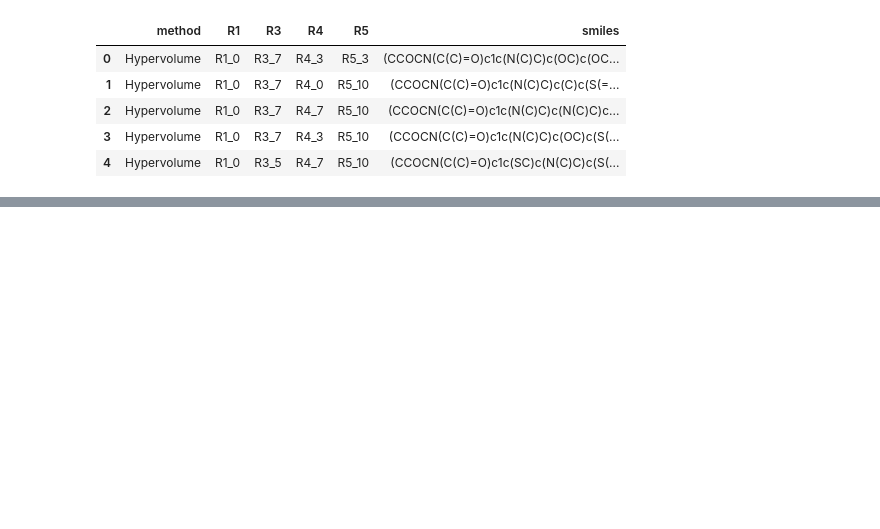
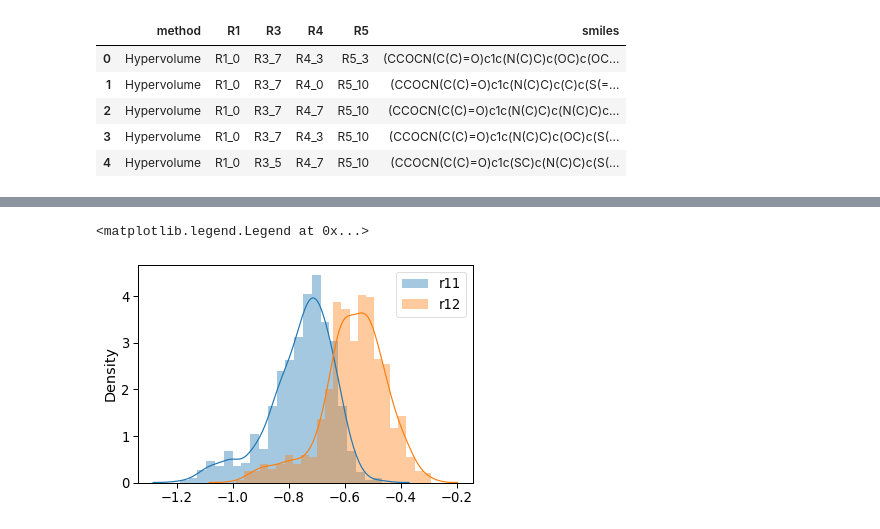
Before and after one commit to aspuru-guzik-group/olympus, a Jupyter notebook: case_studies/plot_case_studies_preprint.ipynb, the cells around one changed output, grey strips where cells are left out. Cells and saved outputs as stored; diff of their text form; code cells hidden in the pictures; blank space fills up the shorter version.

```diff
--- a/case_studies/plot_case_studies_preprint.ipynb
+++ b/case_studies/plot_case_studies_preprint.ipynb
@@ -308,10 +316,10 @@ df_orig.head()
 raw_df = pd.read_csv('../src/olympus/datasets/dataset_redoxmers/raw_data/df_results.csv')
 # make product mols
 prod_smiles = raw_df['product_smiles'].tolist()
-prod_mols = [Chem.MolFromSmiles(s) for s in prod_smiles]
+prod_mols = [chem.MolFromSmiles(s) for s in prod_smiles]
 
 # prod_fps = [np.array(Chem.GetMorganFingerprintAsBitVect(m, 3)) for m in prod_mols ]
-prod_fps = [Chem.GetMorganFingerprintAsBitVect(m, 3) for m in prod_mols ]
+prod_fps = [chem.GetMorganFingerprintAsBitVect(m, 3) for m in prod_mols ]
 fps_dict = {s:fp for s, fp in zip(prod_smiles, prod_fps)}
 raw_df['product_mols'] = prod_mols
 print(raw_df.shape)
@@ -662,0 +1376,12 @@ fig.show()
+# %%
+r11 = get_average('r1_label', 'R1_0', raw_df)
+r12 = get_average('r1_label', 'R1_1', raw_df)
+
+print(r11)
+print(' ')
+print(r12)
+
+r11_gsol = raw_df[raw_df['r1_label']=='R1_0']['gsol'].values
+r12_gsol = raw_df[raw_df['r1_label']=='R1_1']['gsol'].values
+
+ttest_ind(r11_gsol, r12_gsol)
@@ -662,0 +1393,7 @@ fig.show()
+# %%
+sns.distplot(r11_gsol, label='r11')
+sns.distplot(r12_gsol, label='r12')
+plt.legend()
+# %% [output]
+<matplotlib.legend.Legend at 0x...>
+[figure, added]
```
Also changed, not shown: parts of 33 cells of this notebook, 17 other files.
